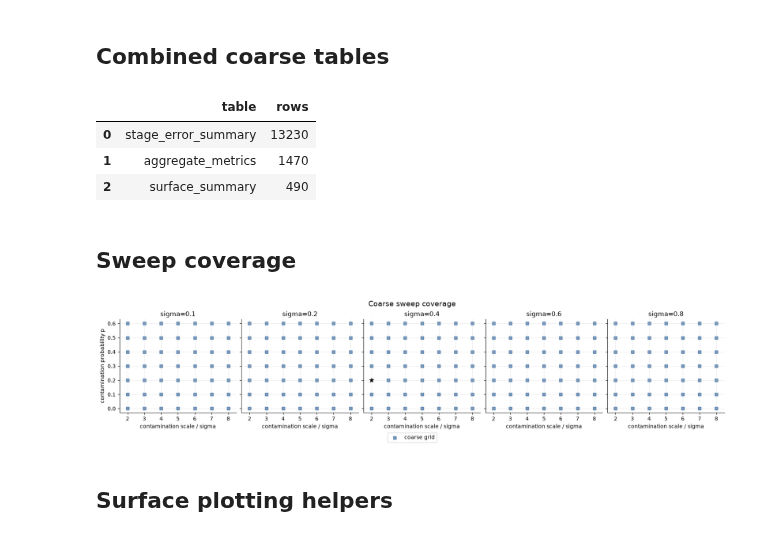
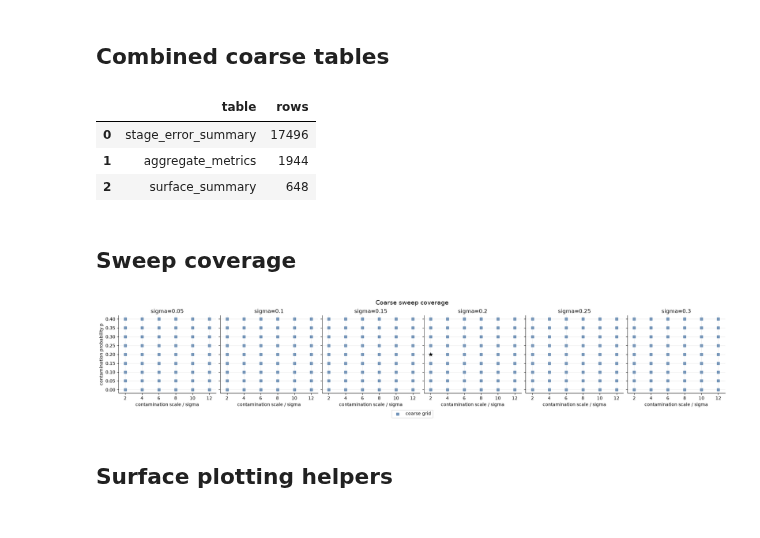
Before and after one commit to mkuziuk/imf, a Jupyter notebook: experiments/real-vs-calculated/gd_imf_real_vs_calculated_limits.ipynb, the cells around one changed output. Drawn from its saved outputs; the diff is of its cells as text; code cells hidden in the pictures.

Commit message:
Expand observation grids and energy sensitivity analysis

```diff
--- a/experiments/real-vs-calculated/gd_imf_real_vs_calculated_limits.ipynb
+++ b/experiments/real-vs-calculated/gd_imf_real_vs_calculated_limits.ipynb
@@ -215,7 +215,7 @@ def generate_observation(
 
 
 
-CURRENT_SIGMA = 0.4
+CURRENT_SIGMA = 0.2
 CURRENT_CONTAMINATION_PROB = 0.2
 CURRENT_CONTAMINATION_SCALE = 2.0 * CURRENT_SIGMA
 CURRENT_REPEAT = 0
@@ -717,9 +717,9 @@ def centers_to_edges(values):
 # %% [markdown]
 ## Sweep configuration
 # %%
-sigma_grid = np.array([0.1, 0.2, 0.4, 0.6, 0.8], dtype=float)
-contamination_prob_grid = np.linspace(0.0, 0.6, 7, dtype=float)
-contamination_scale_ratio_grid = np.arange(2.0, 9.0, 1.0, dtype=float)
+sigma_grid = np.arange(0.05, 0.301, 0.05, dtype=float)
+contamination_prob_grid = np.arange(0.0, 0.401, 0.05, dtype=float)
+contamination_scale_ratio_grid = np.arange(2.0, 12.1, 2.0, dtype=float)
 n_repeats = 3
 
 CURRENT_SETTING = {
@@ -1041,9 +1043,9 @@ summary_counts = pd.DataFrame([
 summary_counts
 # %% [output]
 |  | table | rows |
-| 0 | stage_error_summary | 13230 |
-| 1 | aggregate_metrics | 1470 |
-| 2 | surface_summary | 490 |
+| 0 | stage_error_summary | 17496 |
+| 1 | aggregate_metrics | 1944 |
+| 2 | surface_summary | 648 |
 # %% [markdown]
 ## Sweep coverage
 # %%
@@ -1066,35 +1068,35 @@ def plot_sweep_coverage(parameter_grid, title="Coarse sweep coverage"):
         if np.isclose(sigma_value, CURRENT_SIGMA):
             ax.scatter(
                 [CURRENT_CONTAMINATION_SCALE / CURRENT_SIGMA],
                 [CURRENT_CONTAMINATION_PROB],
                 marker="*",
                 s=180,
                 color="black",
                 edgecolor="white",
                 linewidth=0.8,
                 label="sweep reference",
                 zorder=5,
             )
         ax.set_title(f"sigma={sigma_value:g}")
         ax.set_xlabel("contamination scale / sigma")
         ax.set_xticks(contamination_scale_ratio_grid)
         ax.set_xticklabels([f"{value:g}" for value in contamination_scale_ratio_grid])
-        ax.set_ylim(-0.03, 0.63)
+        ax.set_ylim(-0.02, 0.42)
         ax.set_yticks(contamination_prob_grid)
         ax.margins(x=0.08)
 
     axes[0].set_ylabel("contamination probability p")
     handles, labels = axes[-1].get_legend_handles_labels()
     by_label = dict(zip(labels, handles))
     fig.legend(by_label.values(), by_label.keys(), loc="outside lower center", ncol=2)
     fig.suptitle(title, fontsize=14)
     return fig, axes
 
 
 plot_sweep_coverage(coarse_parameter_grid)
 plt.show()
 # %% [output]
-[figure, old version]
+[figure, new version]
 # %% [markdown]
 ## Surface plotting helpers
 # %%
```
Also changed, not shown: parts of 9 cells of this notebook, 24 other files.
